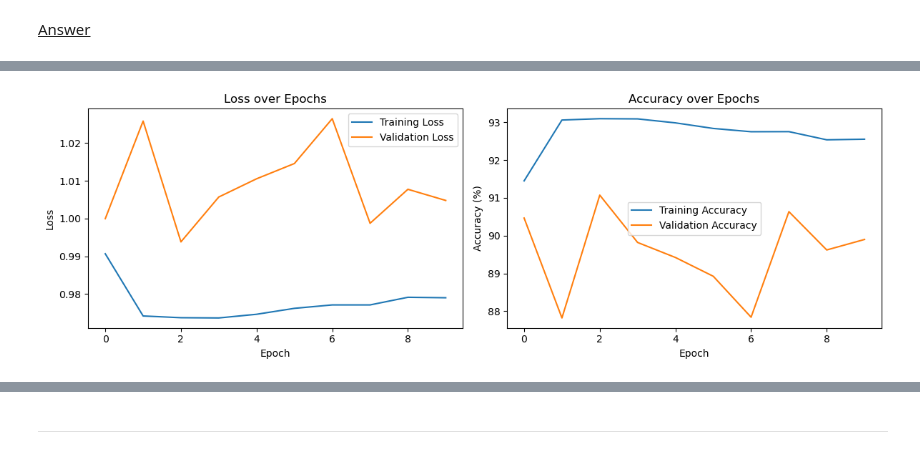
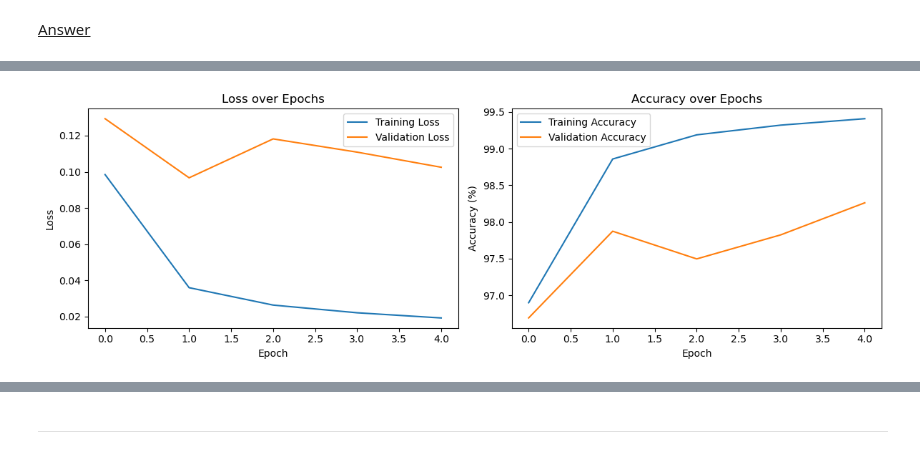
Before and after one commit to thongduong1990/SIT744-Deeplearning, a Jupyter notebook: assignment_2/2025_SIT744_assignment2-T22025.ipynb, the cells around one changed output, grey strips where cells are left out. Drawn from its saved outputs; the diff is of its cells as text; code cells hidden in the pictures.

```diff
--- a/assignment_2/2025_SIT744_assignment2-T22025.ipynb
+++ b/assignment_2/2025_SIT744_assignment2-T22025.ipynb
@@ -256,8 +290,8 @@ class MyNet(nn.Module):
         self.unit_4 = nn.Linear(64, number_class)
 
     def forward(self, x):
-        x = F.tanh(self.unit_1(x))
-        x = F.tanh(self.unit_2(x))
-        x = F.tanh(self.unit_3(x))
-        x = F.softmax(self.unit_4(x))
+        x = F.relu(self.unit_1(x))
+        x = F.relu(self.unit_2(x))
+        x = F.relu(self.unit_3(x))
+        x = self.unit_4(x)
         return x
@@ -282,0 +335,9 @@ Plot the model structure using `torchsummary` or similar tools.
+# %%
+from torchsummary import summary
+# create model instance
+input = x_train_final.shape[1]
+number_class = len(np.unique(y_train_final))
+model = MyNet(input, number_class)
+device = torch.device('cuda' if torch.cuda.is_available() else 'cpu')
+model.to(device)
+summary(model, (x_train_final.shape[1],))
@@ -307,6 +391,8 @@ Now fit the model. Show how the training loss and the evaluation metric change.
 # %% [markdown]
 <u> Answer </u>
 # %%
+writer = SummaryWriter(log_dir=f"runs/experiment_initial") # write log
+
 class TrainModel():
     def __init__(self, neural_model, device, criterion, optimizer):
         self.neural_model = neural_model
@@ -356,7 +442,7 @@ class TrainModel():
         val_acc = 100 * correct / total
         return val_loss, val_acc
 
-    def train_epoch(self, num_epochs):
+    def train_epoch(self, num_epochs, writer = None):
         train_losses = []
         train_accuracies = []
         val_losses = []
@@ -369,16 +455,23 @@ class TrainModel():
             val_losses.append(val_loss)
             val_accuracies.append(val_acc)
             print(f'Epoch {epoch+1}/{num_epochs}: Train Loss: {train_loss:.4f}, Train Acc: {train_acc:.2f}%, Validate Loss: {val_loss:.4f}, Validate Acc: {val_acc:.2f}%')
-
+            if writer is not None:
+                writer.add_scalar('Loss/Train', train_loss, epoch)
+                writer.add_scalar('Accuracy/Train', train_acc, epoch)
+                writer.add_scalar('Loss/Validation', val_loss, epoch)
+                writer.add_scalar('Accuracy/Validation', val_acc, epoch)
         return train_losses, train_accuracies, val_losses, val_accuracies
 
 
-model = MyNet(x_train.shape[1], len(np.unique(y_train)))
+model = MyNet((x_train_final).shape[1], len(np.unique(y_train_final)))
 device = torch.device('cuda' if torch.cuda.is_available() else 'cpu')
 model.to(device)
-train_model = TrainModel(model, device, nn.CrossEntropyLoss(), torch.optim.Adam(model.parameters(), lr=0.01))
-train_losses, train_accuracies, val_losses, val_accuracies = train_model.train_epoch(num_epochs= 10)
-
+loss_function = nn.CrossEntropyLoss()
+gradient_strategy = torch.optim.Adam(model.parameters(), lr=0.001)
+train_model = TrainModel(model, device, loss_function, gradient_strategy)
+train_losses, train_accuracies, val_losses, val_accuracies = train_model.train_epoch(num_epochs= 5, writer= writer)
+writer.flush()
+writer.close()
 # Plot training curves
 plt.figure(figsize=(12, 4))
 
@@ -401,9 +494,6 @@ plt.legend()
 plt.tight_layout()
 plt.show()
 
-# Final test evaluation
 test_loss, test_acc = train_model.validate(test_loader)
 print(f'Test Loss: {test_loss:.4f}, Test Accuracy: {test_acc:.2f}%')
-
-# ...existing code...
 # %% [output]
@@ -420 +505 @@ Epoch 10/10: Train Loss: 0.9790, Train Acc: 92.55%, Validate Loss: 1.0048, Valid
-[figure, old version]
+[figure, new version]
```
Also changed, not shown: parts of 25 cells of this notebook, 25 other files.
